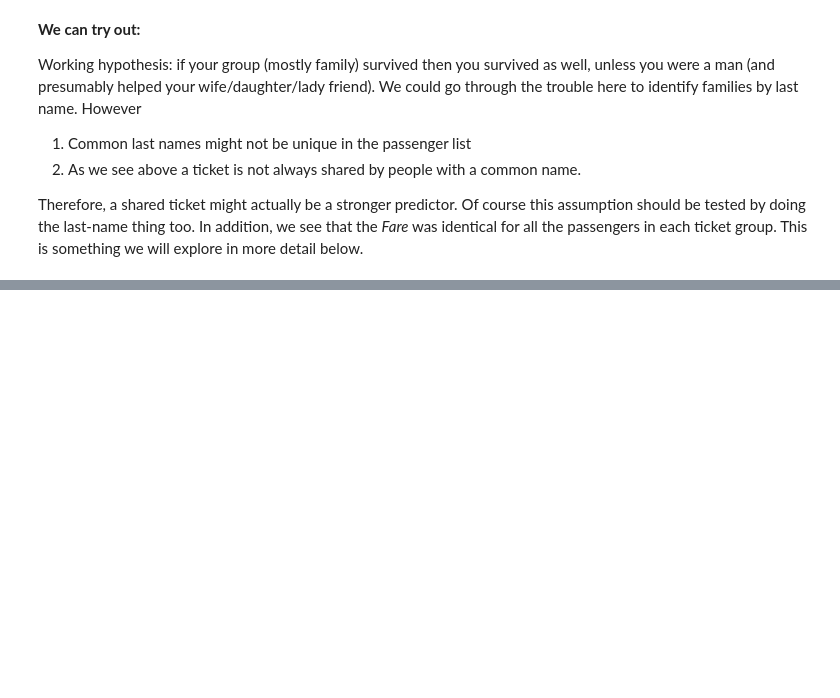
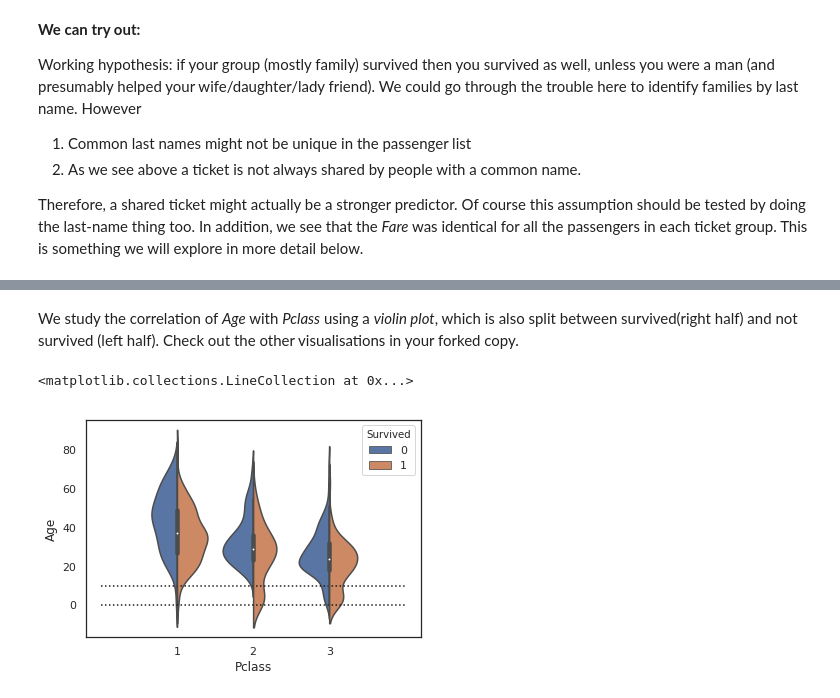
Before and after one commit to nevret-jklee/Kaggle_2019-3rd-ml-month-with-kakr, a Jupyter notebook: 필사적으로 필사하기/Titanic/Pytanic - copy.ipynb, the cells around one changed output, grey strips where cells are left out. Drawn from its saved outputs; the diff is of its cells as text; code cells hidden in the pictures; blank space fills up the shorter version.

```diff
--- a/필사적으로 필사하기/Titanic/Pytanic - copy.ipynb
+++ b/필사적으로 필사하기/Titanic/Pytanic - copy.ipynb
@@ -333,0 +443,8 @@ Therefore, a shared ticket might actually be a stronger predictor. Of course thi
+# %% [markdown]
+We study the correlation of *Age* with *Pclass* using  a *violin plot*, which is also split between survived(right half) and not survived (left half). Check out the other visualisations in your forked copy.
+# %%
+sns.violinplot(x="Pclass", y="Age", hue="Survived", data=train, split=True)
+plt.hlines([0, 10], xmin=-1, xmax=3, linestyles="dotted")
+# %% [output]
+<matplotlib.collections.LineCollection at 0x...>
+[figure, added]
```
Also changed, not shown: parts of 47 cells of this notebook.
